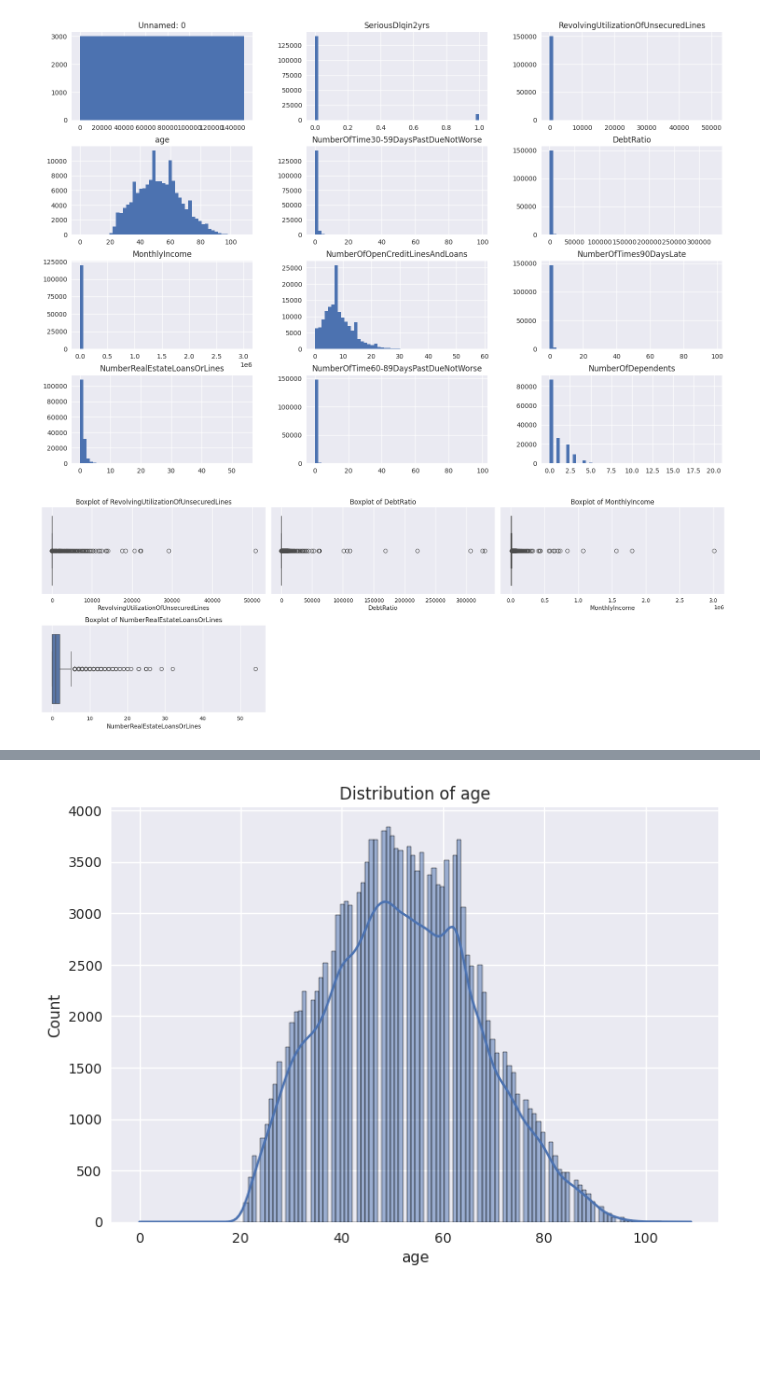
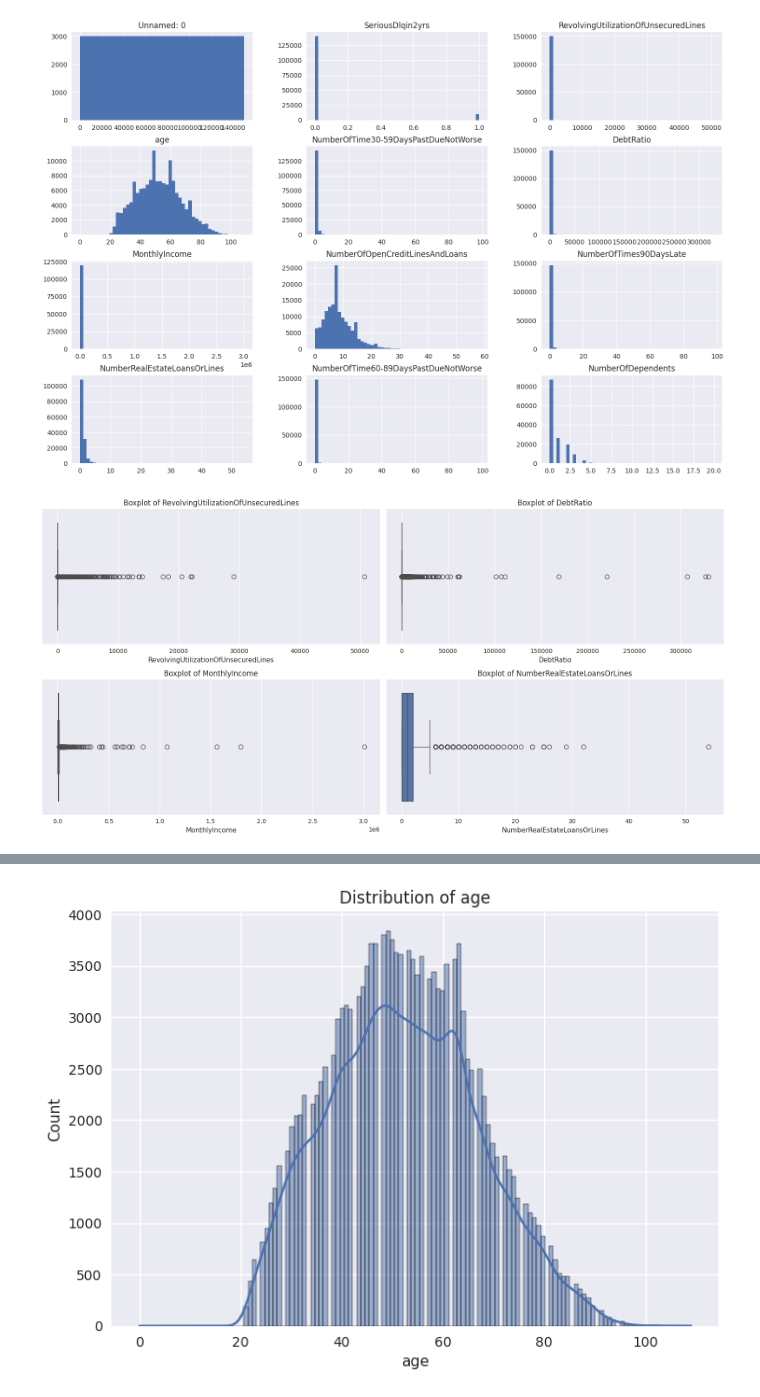
Before and after one commit to abdelmounaimTA/Credit-Risk-Analysis-PD, a Jupyter notebook: EDA_data_preprocessing.ipynb, the cells around one changed output, grey strips where cells are left out. Saved outputs shown, nothing was run; the diff lists cells and outputs as text; code cells hidden in the pictures; blank space fills up the shorter version.

```diff
--- a/main.ipynb
+++ b/EDA_data_preprocessing.ipynb
@@ -89,11 +91,11 @@ plt.show()
 [figure]
 # %%
 outliers_col = ['RevolvingUtilizationOfUnsecuredLines','DebtRatio','MonthlyIncome','NumberRealEstateLoansOrLines']
-plt.figure(figsize=(18, 12)) # Set overall figure size
+plt.figure(figsize=(16, 8)) # Set overall figure size
 for i, col in enumerate(train_df[outliers_col], 1):
-    plt.subplot(4, 3, i) # Create subplot in 4x3 grid
+    plt.subplot(2, 2, i) # Create subplot in 4x3 grid
     sns.boxplot(x=train_df[col])
     plt.title(f'Boxplot of {col}')
     plt.tight_layout()
 # %% [output]
-[figure, old version]
+[figure, new version]
```
Also changed, not shown: parts of 23 cells of this notebook.
